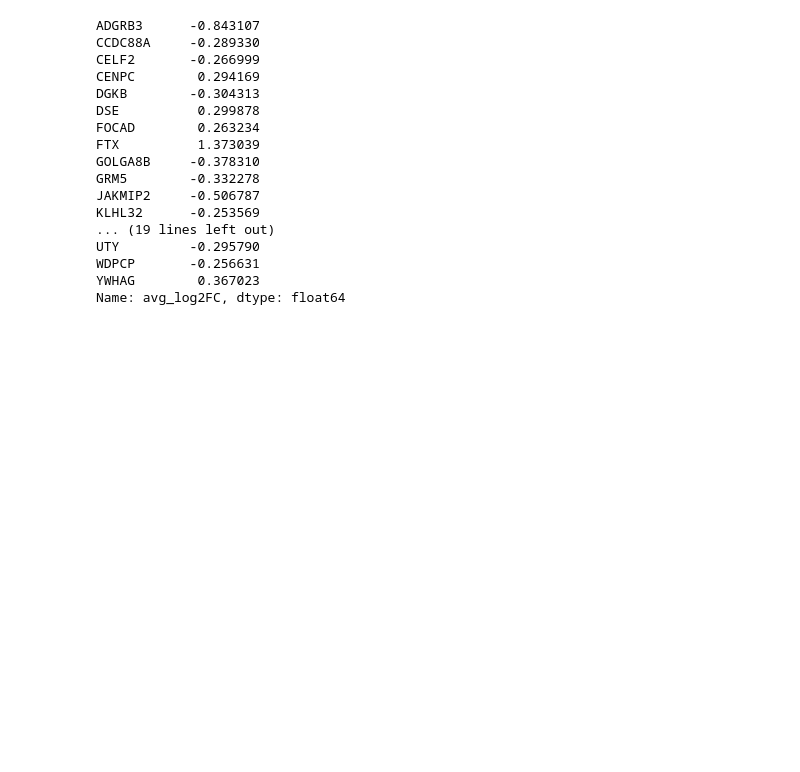
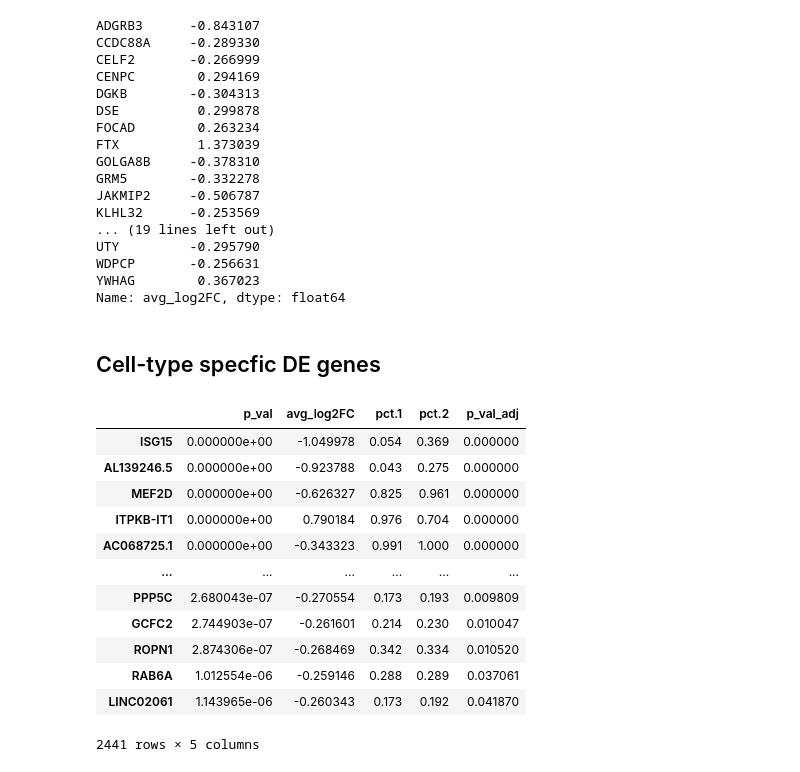
Before and after one commit to aj95b/alcohol_AD, a Jupyter notebook: bin/intersecting_de_genes_seaad_brenner_alcohol.ipynb, the cells around one changed output. Saved outputs shown, nothing was run; the diff lists cells and outputs as text; code cells hidden in the pictures; blank space fills up the shorter version.

```diff
--- a/bin/intersecting_de_genes_seaad_brenner_alcohol.ipynb
+++ b/bin/intersecting_de_genes_seaad_brenner_alcohol.ipynb
@@ -176,3 +176,24 @@ UTY         -0.295790
 WDPCP       -0.256631
 YWHAG        0.367023
 Name: avg_log2FC, dtype: float64
+# %% [markdown]
+## Cell-type specfic DE genes
+# %%
+de_mtg_astro = pd.read_csv('../results/SEA_AD/MTG/de_genes_ref_br6_astrocytes.tsv',sep='\t')
+de_mtg_astro = de_mtg_astro.rename(index=gene_id)
+de_mtg_astro = de_mtg_astro[de_mtg_astro['p_val_adj']<=0.05]
+de_mtg_astro
+# %% [output]
+|  | p_val | avg_log2FC | pct.1 | pct.2 | p_val_adj |
+| ISG15 | 0.000000e+00 | -1.049978 | 0.054 | 0.369 | 0.000000 |
+| AL139246.5 | 0.000000e+00 | -0.923788 | 0.043 | 0.275 | 0.000000 |
+| MEF2D | 0.000000e+00 | -0.626327 | 0.825 | 0.961 | 0.000000 |
+| ITPKB-IT1 | 0.000000e+00 | 0.790184 | 0.976 | 0.704 | 0.000000 |
+| AC068725.1 | 0.000000e+00 | -0.343323 | 0.991 | 1.000 | 0.000000 |
+| ... | ... | ... | ... | ... | ... |
+| PPP5C | 2.680043e-07 | -0.270554 | 0.173 | 0.193 | 0.009809 |
+| GCFC2 | 2.744903e-07 | -0.261601 | 0.214 | 0.230 | 0.010047 |
+| ROPN1 | 2.874306e-07 | -0.268469 | 0.342 | 0.334 | 0.010520 |
+| RAB6A | 1.012554e-06 | -0.259146 | 0.288 | 0.289 | 0.037061 |
+| LINC02061 | 1.143965e-06 | -0.260343 | 0.173 | 0.192 | 0.041870 |
+2441 rows × 5 columns
```
Also changed, not shown: parts of 8 cells of this notebook.
